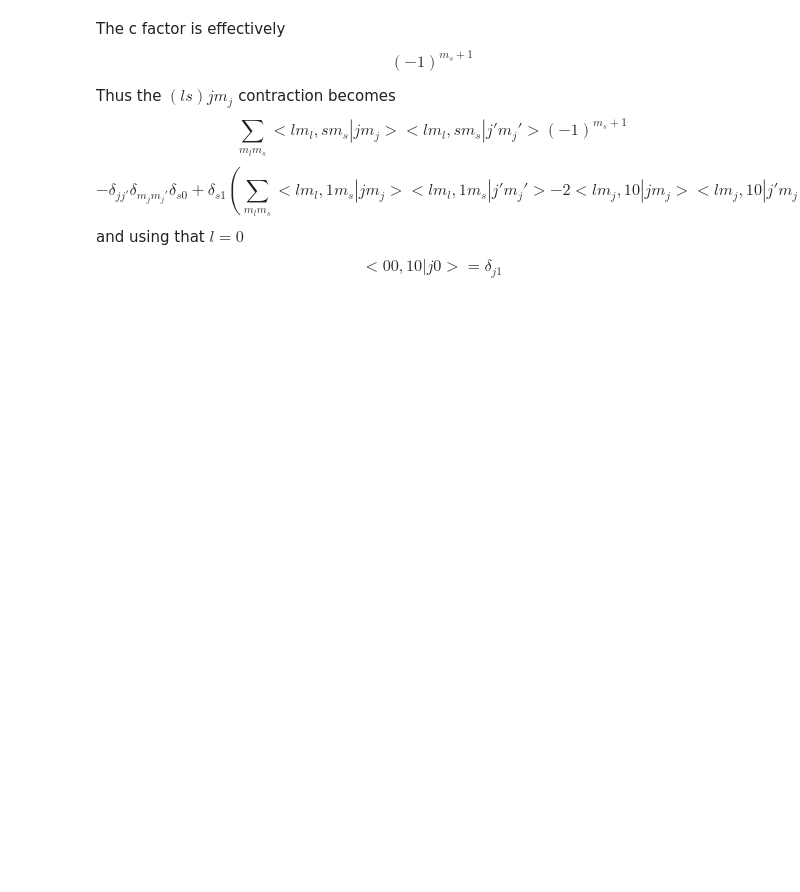
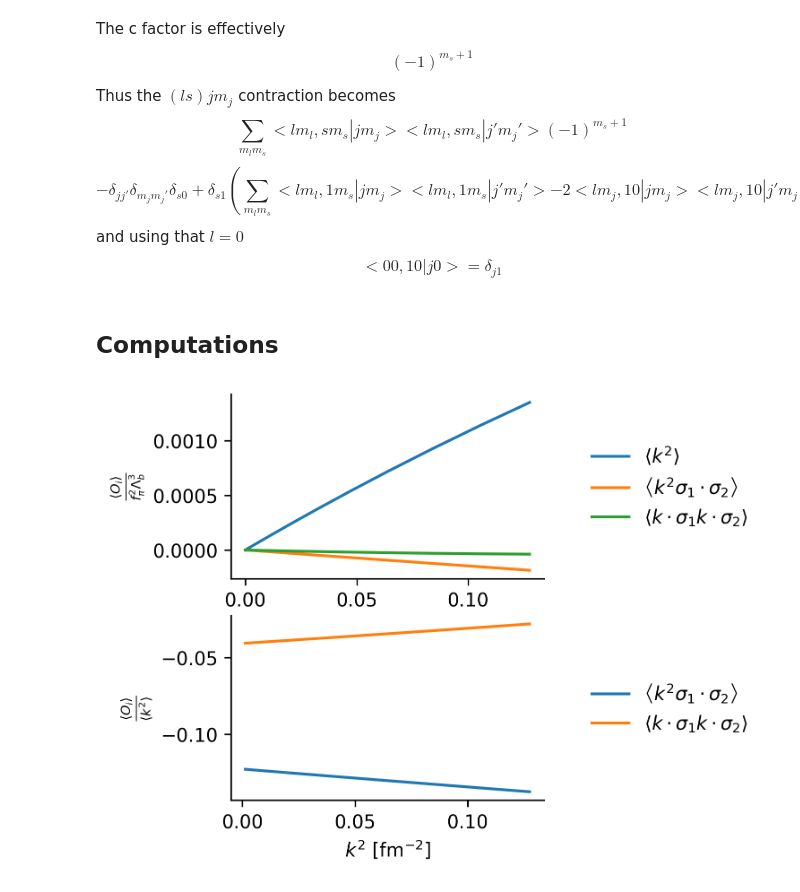
Before and after one commit to ckoerber/numpwd, a Jupyter notebook: notebooks/ff/he4-ff-2nb-contact.ipynb, the cells around one changed output. Cells and saved outputs as stored; diff of their text form; code cells hidden in the pictures; blank space fills up the shorter version.

Commit message:
First results for contact operator

```diff
--- a/notebooks/ff/he4-ff-2nb-contact.ipynb
+++ b/notebooks/ff/he4-ff-2nb-contact.ipynb
@@ -18,2 +92,4 @@ f = "compton-dens-4he-av18-empot-no3nf-om=0.00E+00-th=1.80E+02-nx=16-nphi=16-np1
 # %%
-dens = read_h5(os.path.join(DATA, f))
+f = df["file"].values[0]
+dens = read_h5(os.path.join(DATA_4HE_AV18, f))
+dens.current_info
@@ -97,0 +231,57 @@ op_c(df, 1)
+# %% [markdown]
+## Computations
+# %%
+FPI = 0.0924e3 / HBARC
+LB = 0.650e3 / HBARC
+# %%
+def get_contributions(filename: str):
+    dens = read_h5(os.path.join(DATA_4HE_AV18, filename))
+    df = get_contact_frame(dens)
+    k2 = dens.current_info["qval"] ** 2
+    return (
+        pd.Series({"A": op_a(df, k2), "B": op_b(df, k2), "C": op_c(df, k2), "k2": k2})
+        / FPI ** 2
+        / LB ** 3
+    )
+# %%
+res = df.join(df["file"].apply(get_contributions))
+# %%
+fig, axs = plt.subplots(figsize=(3, 4), dpi=300, nrows=2)
+
+ax = axs[0]
+
+tmp = res[["k2", "A", "B", "C"]].sort_values("k2").set_index("k2")
+
+tmp.rename(
+    columns={
+        "A": r"$\left\langle k^2 \right\rangle$",
+        "B": r"$\left\langle k^2 \sigma_1 \cdot \sigma_2 \right\rangle$",
+        "C": r"$\left\langle k \cdot \sigma_1 k \cdot \sigma_2 \right\rangle$",
+    }
+).plot(ax=ax)
+
+ax.set_ylabel(r"$\frac{\left\langle O_i \right\rangle}{f_\pi^2 \Lambda_b^3}$")
+ax.set_xlabel("$k^2$ [fm$^{-2}$]")
+ax.legend(fancybox=False, frameon=False, bbox_to_anchor=(1.1, 0.5), loc="center left")
+# ax.set_title(label, size=8)
+
+ax = axs[1]
+
+(tmp[["B", "C"]].T / tmp["A"].values).T.rename(
+    columns={
+        "A": r"$\left\langle k^2 \right\rangle$",
+        "B": r"$\left\langle k^2 \sigma_1 \cdot \sigma_2 \right\rangle$",
+        "C": r"$\left\langle k \cdot \sigma_1 k \cdot \sigma_2 \right\rangle$",
+    }
+).plot(ax=ax)
+ax.set_ylabel(
+    r"$\frac{\left\langle O_i \right\rangle}{\left\langle k^2 \right\rangle}$"
+)
+ax.set_xlabel("$k^2$ [fm$^{-2}$]")
+ax.legend(fancybox=False, frameon=False, bbox_to_anchor=(1.1, 0.5), loc="center left")
+sns.despine()
+
+
+plt.show()
+# %% [output]
+[figure, added]
```
Also changed, not shown: parts of 19 cells of this notebook.
